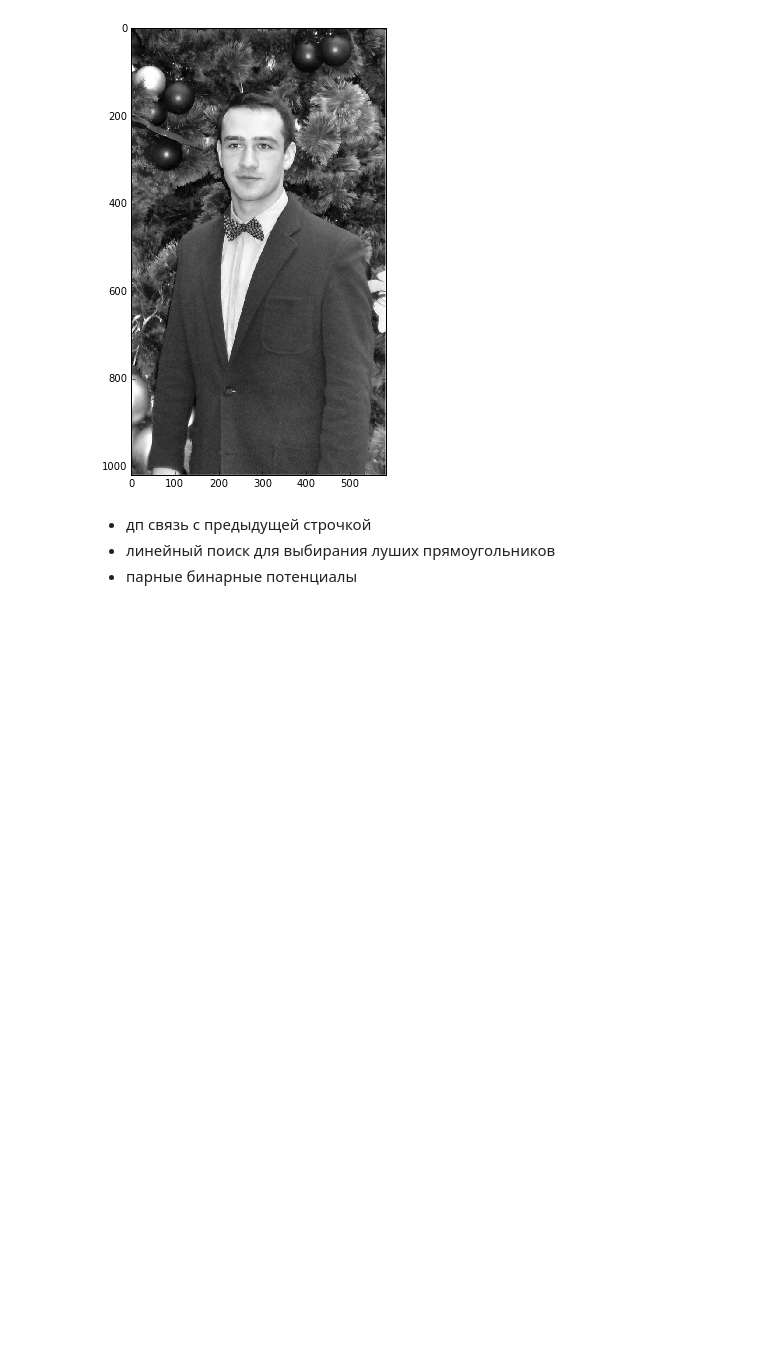
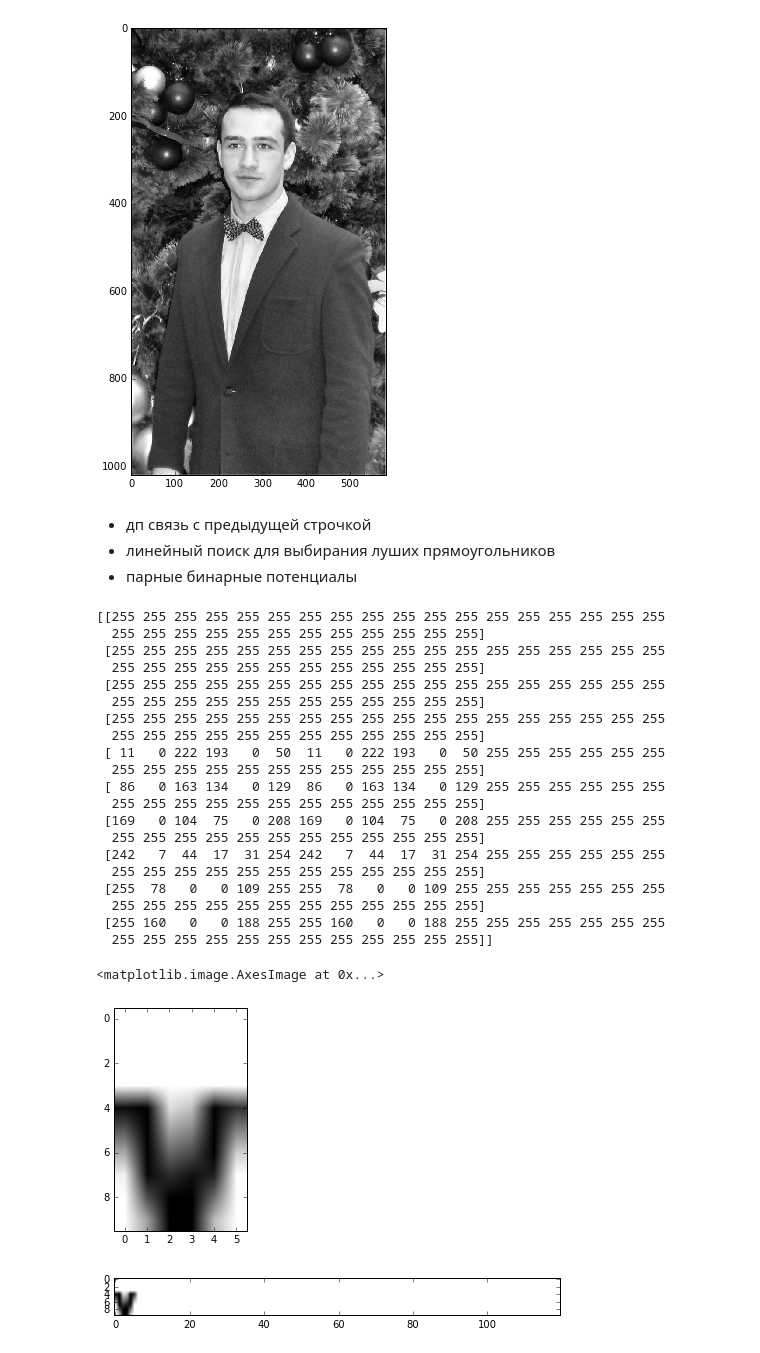
Before and after one commit to max777alex/image-to-ascii, a Jupyter notebook: project.ipynb, the cells around one changed output. Saved outputs shown, nothing was run; the diff lists cells and outputs as text; code cells hidden in the pictures; blank space fills up the shorter version.

```diff
--- a/project.ipynb
+++ b/project.ipynb
@@ -148,3 +148,59 @@ showPhoto(image)
 - дп связь с предыдущей строчкой
 - линейный поиск для выбирания луших прямоугольников
 - парные бинарные потенциалы
+# %%
+class Font(object):
+    maps = {}
+
+    def __init__(self, font, height):
+        self.height = height
+        self.font = ImageFont.truetype(font, height)
+
+    def bitmap(self, symbol):
+        # symbol: symbol str
+        # return: bitmap nparray
+        if isinstance(symbol, str):
+            # appropriate type
+            img = Image.new(mode="L", size=(3*self.height, self.height), color=255)
+            draw = ImageDraw.Draw(img)
+            offset = 0
+            draw.text((0, -offset), 2*symbol, font=self.font)
+            buf = np.array(img)
+            print buf
+            n = ((buf == 255*np.ones((self.height+offset,1))).sum(axis=0) == self.height).argmin() + 1
+            while not (np.array_equal(buf[:,:n], buf[:,n:2*n]) and buf[:,2*n:].min()==255):
+                n += 1
+            return buf[:,:n]
+        else:
+            raise Exception('Parameter "symbol" is not of type str')
+# %%
+f = Font("SF-UI/SF-UI-Display-Heavy.otf",10)
+bitmap =  f.bitmap("y")
+plt.imshow(bitmap, cmap='gray')
+# %% [output]
+[[255 255 255 255 255 255 255 255 255 255 255 255 255 255 255 255 255 255
+  255 255 255 255 255 255 255 255 255 255 255 255]
+ [255 255 255 255 255 255 255 255 255 255 255 255 255 255 255 255 255 255
+  255 255 255 255 255 255 255 255 255 255 255 255]
+ [255 255 255 255 255 255 255 255 255 255 255 255 255 255 255 255 255 255
+  255 255 255 255 255 255 255 255 255 255 255 255]
+ [255 255 255 255 255 255 255 255 255 255 255 255 255 255 255 255 255 255
+  255 255 255 255 255 255 255 255 255 255 255 255]
+ [ 11   0 222 193   0  50  11   0 222 193   0  50 255 255 255 255 255 255
+  255 255 255 255 255 255 255 255 255 255 255 255]
+ [ 86   0 163 134   0 129  86   0 163 134   0 129 255 255 255 255 255 255
+  255 255 255 255 255 255 255 255 255 255 255 255]
+ [169   0 104  75   0 208 169   0 104  75   0 208 255 255 255 255 255 255
+  255 255 255 255 255 255 255 255 255 255 255 255]
+ [242   7  44  17  31 254 242   7  44  17  31 254 255 255 255 255 255 255
+  255 255 255 255 255 255 255 255 255 255 255 255]
+ [255  78   0   0 109 255 255  78   0   0 109 255 255 255 255 255 255 255
+  255 255 255 255 255 255 255 255 255 255 255 255]
+ [255 160   0   0 188 255 255 160   0   0 188 255 255 255 255 255 255 255
+  255 255 255 255 255 255 255 255 255 255 255 255]]
+<matplotlib.image.AxesImage at 0x...>
+[figure, added]
+# %%
+showSymbols("SF-UI/SF-UI-Display-Heavy.otf",10, 'y', (120,120))
+# %% [output]
+[figure, added]
```
